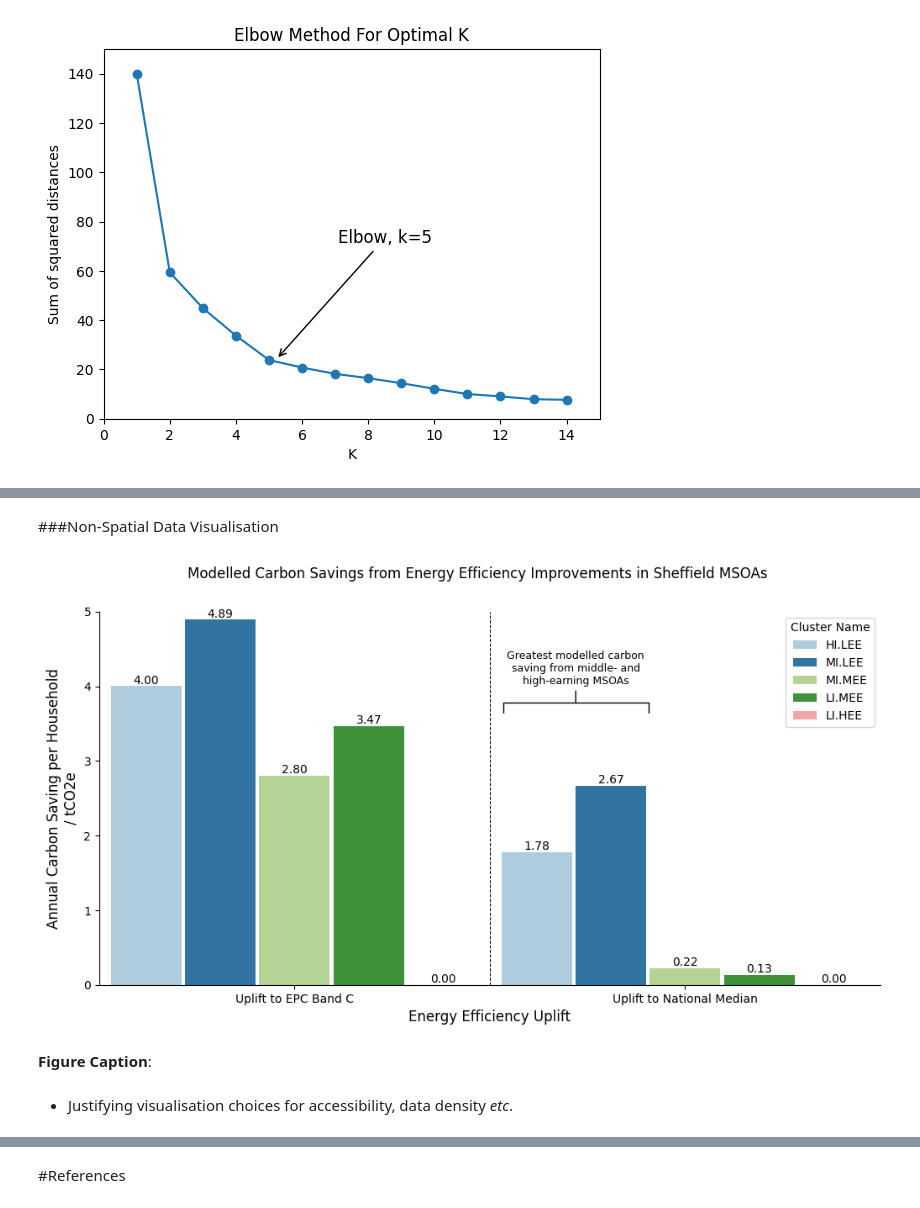
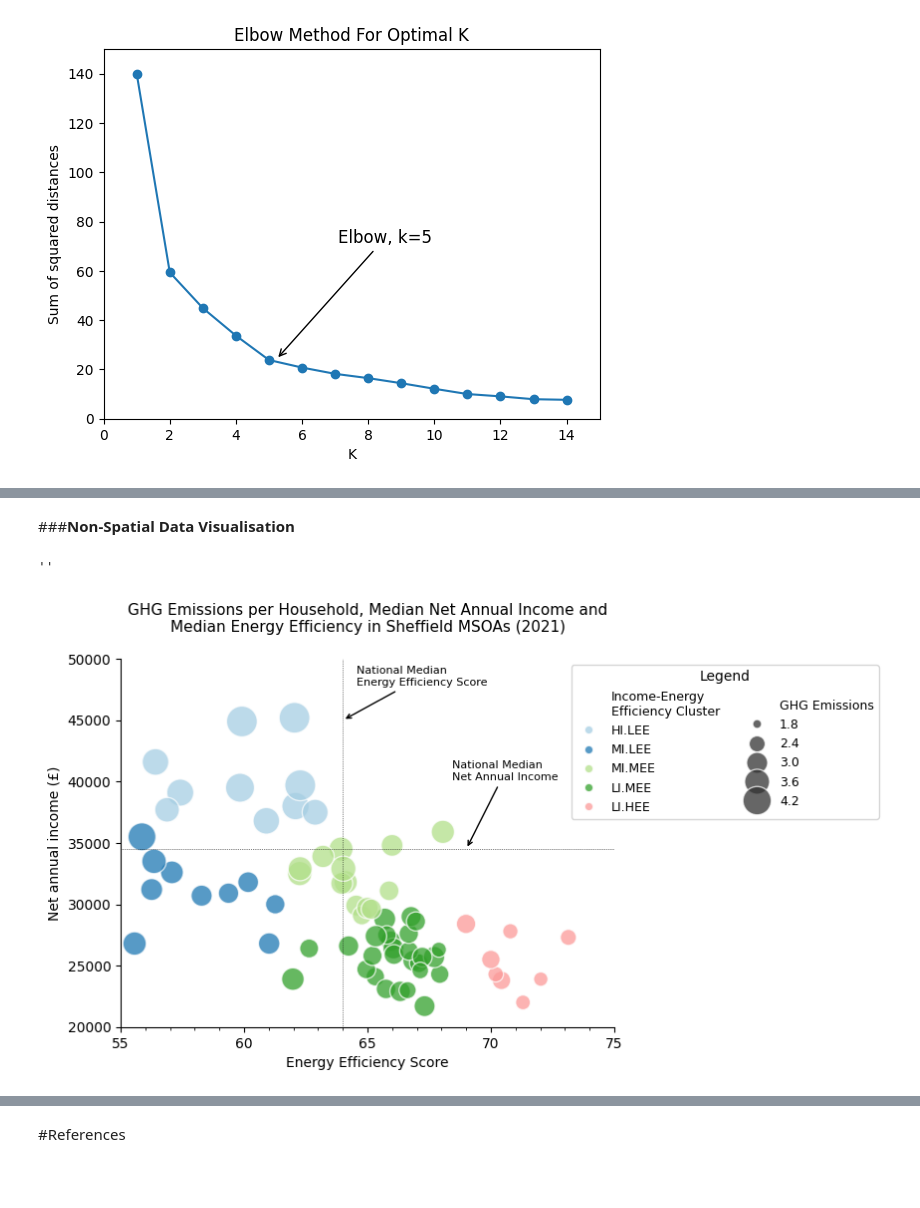
Before and after one commit to jwsn8667/GEOG5003M, a Jupyter notebook: GEOG5003_A2_201913950.ipynb, the cells around one changed output, grey strips where cells are left out. Drawn from its saved outputs; the diff is of its cells as text; code cells hidden in the pictures; blank space fills up the shorter version.

```diff
--- a/GEOG5003_A2_201913950.ipynb
+++ b/GEOG5003_A2_201913950.ipynb
@@ -893,2 +844,2 @@ f.fig.subplots_adjust(top=0.88, wspace=0.2, hspace=0.2)
 # %% [markdown]
-###Non-Spatial Data Visualisation
+###**Non-Spatial Data Visualisation**
@@ -906,34 +846,44 @@ BarData = CarbonSaving[['Cluster','Cluster Name','Uplift to EPC Band C','Uplift
-# %%
-# @title
-f,ax = plt.subplots(1, figsize=(12,6))
-
-ax = sns.barplot(data=BarData, x='Intervention', y='Carbon Saving / tCO2e', hue = 'Cluster Name', palette = 'Paired', errorbar=None, hue_order=['HI.LEE','MI.LEE','MI.MEE','LI.MEE','LI.HEE'], width=0.95, gap=0.05)
-
-for i in ax.containers:
-    ax.bar_label(i, fmt='{:.2f}')
-
-sns.despine()
-
-ax.set_ylim(0, 5)
-ax.set_xlabel('Energy Efficiency Uplift', fontsize=12)
-ax.set_ylabel('Annual Carbon Saving per Household\n/ tCO2e', fontsize=12)
-
-ax.axvline(0.5, linestyle='--', linewidth=0.75, color='k')
-
-f.subplots_adjust(top=.85)
-f.suptitle('Modelled Carbon Savings from Energy Efficiency Improvements in Sheffield MSOAs', y=0.94, fontsize=12)
-
-
-
-ax.annotate('Greatest modelled carbon\nsaving from middle- and\nhigh-earning MSOAs', xy=(0.61, 0.75), xytext=(0.61, 0.8),
-            xycoords='axes fraction',
-            fontsize=9, ha='center', va='bottom',
-            arrowprops=dict(arrowstyle='-[, widthB=6.9, lengthB=1.0', lw=1.0, color='k'));
-# %% [output]
-[figure, removed]
-# %% [markdown]
-**Figure Caption**:
-# %% [markdown]
-
-
-*   Justifying visualisation choices for accessibility, data density *etc*.
+# %%
+#
+def jitter(values,j):
+    return values + np.random.normal(j,0.25,values.shape)
+
+Clusters['Jitter'] = jitter(Clusters['Median energy efficiency score'], 0)
+Clusters['Jitter'].head()
+
+#
+Clusters = Clusters.rename(columns={'GHG Emissions / tCO2e per household':'GHG Emissions'})
+
+Clusters = Clusters.rename(columns={'Cluster Name':'Income-Energy\nEfficiency Cluster'})
+
+
+#
+f = sns.scatterplot(data=Clusters, x='Jitter', y='Net annual income (£)', size='GHG Emissions', sizes=(1, 500), hue='Income-Energy\nEfficiency Cluster', palette='Paired', hue_order=['HI.LEE','MI.LEE','MI.MEE','LI.MEE','LI.HEE'], alpha=0.75)
+
+sns.despine()
+sns.move_legend(f, "upper left", bbox_to_anchor=(0.9, 1.0), title='Legend', ncol=2, fontsize=9)
+
+f.set_xlabel('Energy Efficiency Score')
+f.set(xlim=(55,75), ylim=(20000,50000))
+f.set_xticks(np.arange(55,76,5))
+f.set_xticks(np.arange(55,76,1), minor=True)
+f.set_title('GHG Emissions per Household, Median Net Annual Income and\nMedian Energy Efficiency in Sheffield MSOAs (2021)', fontsize=11, y=1.05)
+
+f.axvline(x=MSOA_Median_EPC['Existing dwellings'].median(), linestyle=':', linewidth=0.5, color='k')
+#f.axvline(x=69, linestyle=':', linewidth=0.5, color='k')
+
+f.axhline(y=MSOA_NetIncome['Net annual income (£)'].median(), linestyle=':', linewidth=0.5, color='k')
+#f.axhline(y=Model_Variables0['Net annual income (£)'].median(), linestyle=':', linewidth=0.5, color='k')
+
+f.annotate('National Median\nEnergy Efficiency Score',xy=(MSOA_Median_EPC['Existing dwellings'].median(), 45000), xycoords='data',
+            fontsize=8, xytext=(10, 25), textcoords='offset points',
+            arrowprops=dict(arrowstyle='->'))
+
+f.annotate('National Median\nNet Annual Income',xy=(69, MSOA_NetIncome['Net annual income (£)'].median()), xycoords='data',fontsize=8, xytext=(-10, 50), textcoords='offset points',arrowprops=dict(arrowstyle='->'))
+;
+
+# Adjusting the layout of the FacetGrid
+#f.fig.subplots_adjust(top=0.88, wspace=0.2, hspace=0.2)
+# %% [output]
+''
+[figure, added]
```
Also changed, not shown: parts of 65 cells of this notebook.
